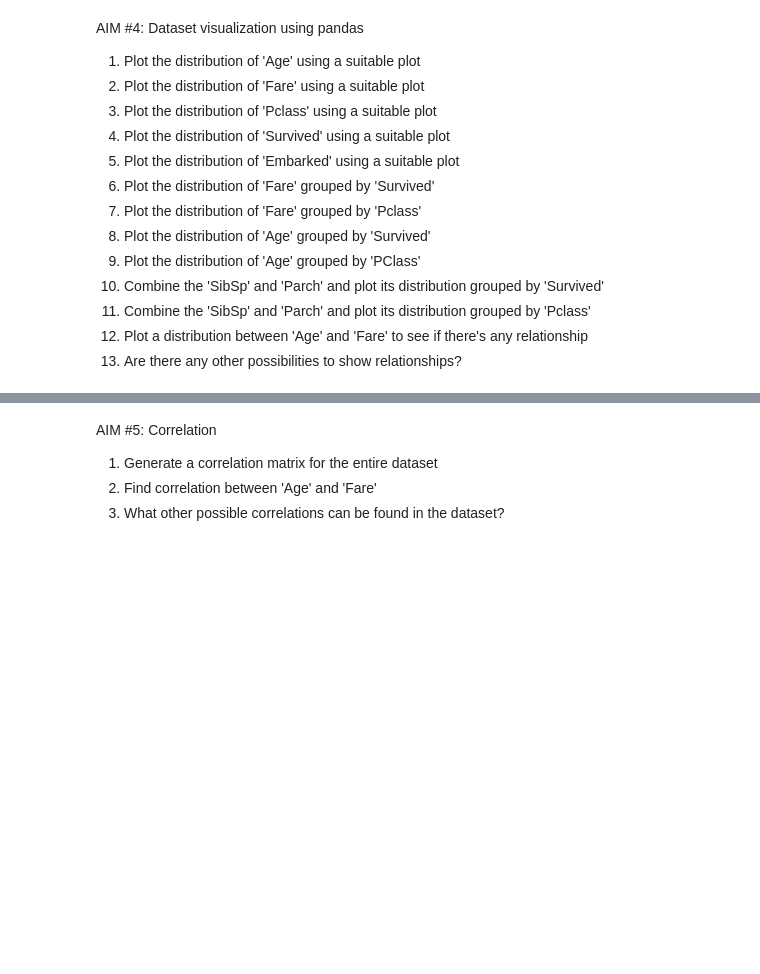
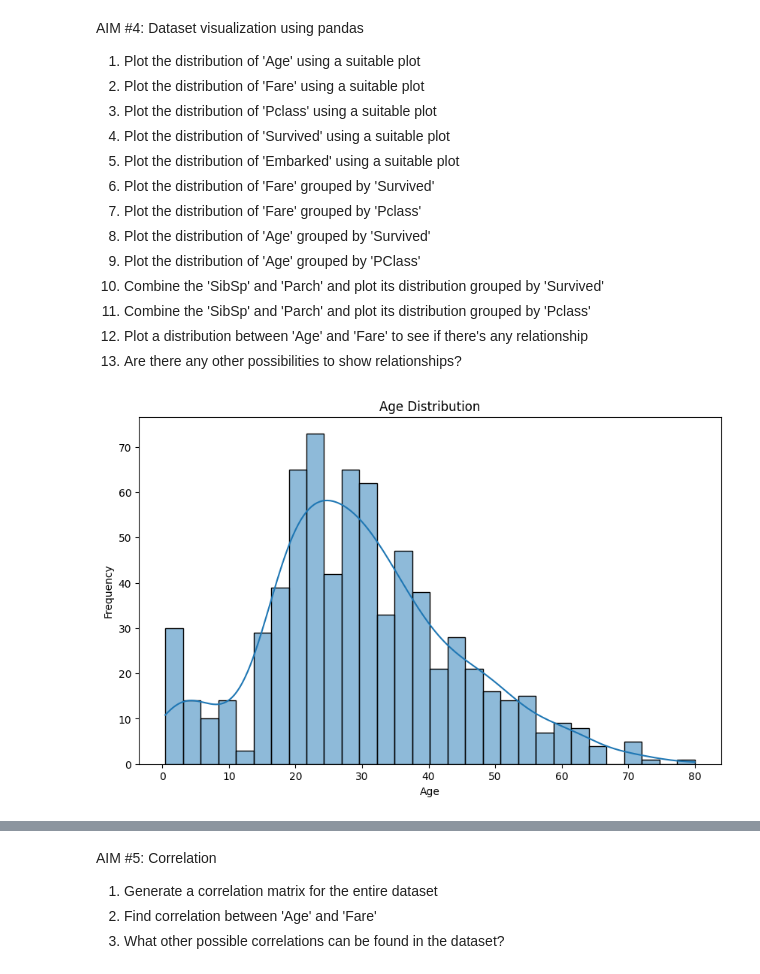
Before and after one commit to zyxcl99/ngex5, a Jupyter notebook: ngex5.ipynb, the cells around one changed output, grey strips where cells are left out. Drawn from its saved outputs; the diff is of its cells as text; code cells hidden in the pictures; blank space fills up the shorter version.

```diff
--- a/ngex5.ipynb
+++ b/ngex5.ipynb
@@ -40,3 +200,98 @@ AIM #4: Dataset visualization using pandas
 11. Combine the 'SibSp' and 'Parch' and plot its distribution grouped by 'Pclass'
 12. Plot a distribution between 'Age' and 'Fare' to see if there's any relationship
 13. Are there any other possibilities to show relationships?
+# %%
+import pandas as pd
+import matplotlib.pyplot as plt
+import seaborn as sns
+
+df = pd.read_csv('C:/Users/zyx/Desktop/python作业/exercise/ngex5/titanic.csv')
+df['Fare'] = pd.to_numeric(df['Fare'], errors='coerce')
+df['Age'] = pd.to_numeric(df['Age'], errors='coerce')
+
+plt.figure(figsize=(10, 6))
+sns.histplot(df['Age'].dropna(), bins=30, kde=True)
+plt.title('Age Distribution')
+plt.xlabel('Age')
+plt.ylabel('Frequency')
+plt.show()
+
+plt.figure(figsize=(10, 6))
+sns.histplot(df['Fare'].dropna(), bins=30, kde=True)
+plt.title('Fare Distribution')
+plt.xlabel('Fare')
+plt.ylabel('Frequency')
+plt.show()
+
+plt.figure(figsize=(10, 6))
+sns.countplot(x='Pclass', data=df)
+plt.title('Pclass Distribution')
+plt.xlabel('Pclass')
+plt.ylabel('Count')
+plt.show()
+
+plt.figure(figsize=(10, 6))
+sns.countplot(x='Survived', data=df)
+plt.title('Survived Distribution')
+plt.xlabel('Survived')
+plt.ylabel('Count')
+plt.show()
+
+plt.figure(figsize=(10, 6))
+sns.countplot(x='Embarked', data=df)
+plt.title('Embarked Distribution')
+plt.xlabel('Embarked')
+plt.ylabel('Count')
+plt.show()
+
+plt.figure(figsize=(10, 6))
+sns.boxplot(x='Survived', y='Fare', data=df)
+plt.title('Fare Distribution by Survived')
+plt.xlabel('Survived')
+plt.ylabel('Fare')
+plt.show()
+
+plt.figure(figsize=(10, 6))
+sns.boxplot(x='Pclass', y='Fare', data=df)
+plt.title('Fare Distribution by Pclass')
+plt.xlabel('Pclass')
+plt.ylabel('Fare')
+plt.show()
+
+plt.figure(figsize=(10, 6))
+sns.boxplot(x='Survived', y='Age', data=df)
+plt.title('Age Distribution by Survived')
+plt.xlabel('Survived')
+plt.ylabel('Age')
+plt.show()
+
+plt.figure(figsize=(10, 6))
+sns.boxplot(x='Pclass', y='Age', data=df)
+plt.title('Age Distribution by Pclass')
+plt.xlabel('Pclass')
+plt.ylabel('Age')
+plt.show()
+
+df['FamilySize'] = df['SibSp'] + df['Parch']
+plt.figure(figsize=(10, 6))
+sns.countplot(x='FamilySize', hue='Survived', data=df)
+plt.title('Family Size Distribution by Survived')
+plt.xlabel('Family Size')
+plt.ylabel('Count')
+plt.show()
+
+plt.figure(figsize=(10, 6))
+sns.countplot(x='FamilySize', hue='Pclass', data=df)
+plt.title('Family Size Distribution by Pclass')
+plt.xlabel('Family Size')
+plt.ylabel('Count')
+plt.show()
+
+plt.figure(figsize=(10, 6))
+sns.scatterplot(x='Age', y='Fare', data=df)
+plt.title('Relationship between Age and Fare')
+plt.xlabel('Age')
+plt.ylabel('Fare')
+plt.show()
+# %% [output]
+[figure, added]
```
Also changed, not shown: parts of 4 cells of this notebook.
